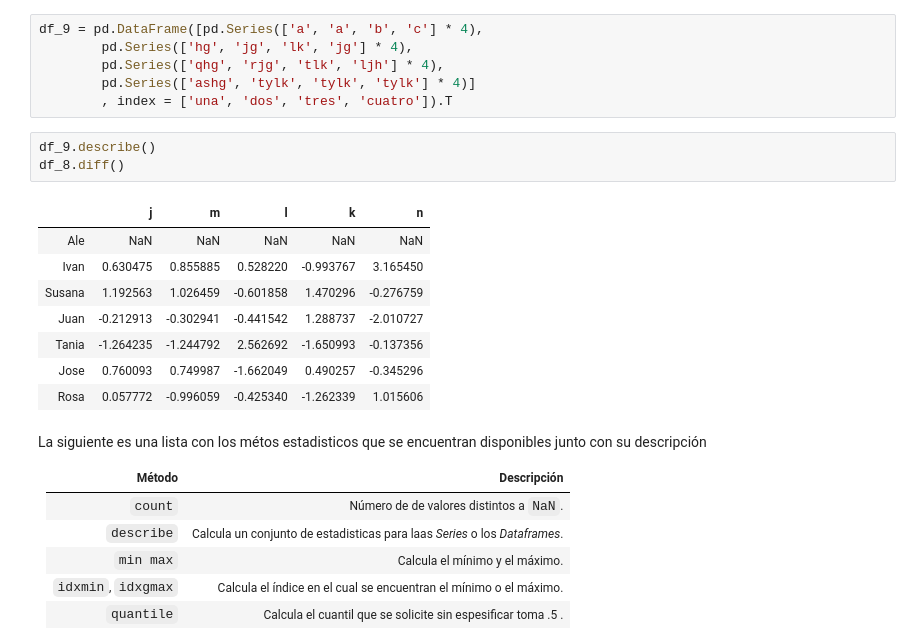
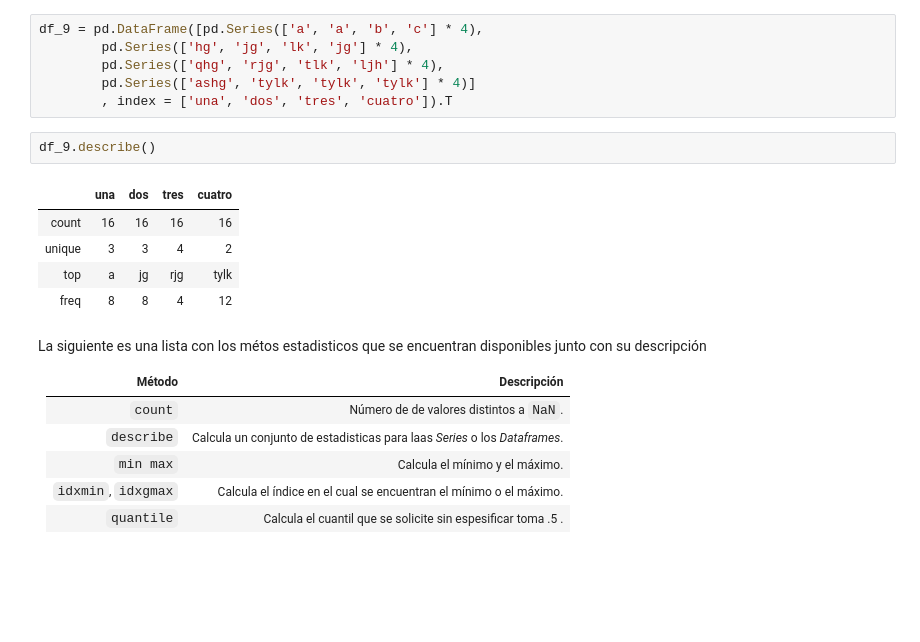
Before and after one commit to msalazarcgeo/Curso_intro_Prog_Ana_Dat, a Jupyter notebook: Series_Dataframes.ipynb, the cells around one changed output. Cells and saved outputs as stored; diff of their text form; blank space fills up the shorter version.

Commit message:
A fix in the Basics to be more easy reading and modifications on Series_Dataframes

```diff
--- a/Series_Dataframes.ipynb
+++ b/Series_Dataframes.ipynb
@@ -1261,16 +1261,12 @@ df_9 = pd.DataFrame([pd.Series(['a', 'a', 'b', 'c'] * 4),
         , index = ['una', 'dos', 'tres', 'cuatro']).T
 # %%
 df_9.describe()
-df_8.diff()
 # %% [output]
-|  | j | m | l | k | n |
-| Ale | NaN | NaN | NaN | NaN | NaN |
-| Ivan | 0.630475 | 0.855885 | 0.528220 | -0.993767 | 3.165450 |
-| Susana | 1.192563 | 1.026459 | -0.601858 | 1.470296 | -0.276759 |
-| Juan | -0.212913 | -0.302941 | -0.441542 | 1.288737 | -2.010727 |
-| Tania | -1.264235 | -1.244792 | 2.562692 | -1.650993 | -0.137356 |
-| Jose | 0.760093 | 0.749987 | -1.662049 | 0.490257 | -0.345296 |
-| Rosa | 0.057772 | -0.996059 | -0.425340 | -1.262339 | 1.015606 |
+|  | una | dos | tres | cuatro |
+| count | 16 | 16 | 16 | 16 |
+| unique | 3 | 3 | 4 | 2 |
+| top | a | jg | rjg | tylk |
+| freq | 8 | 8 | 4 | 12 |
 # %% [markdown]
 La siguiente es una lista con los métos estadisticos que se encuentran disponibles junto con su descripción
 
```
Also changed, not shown: parts of 5 cells of this notebook, 1 other file.
